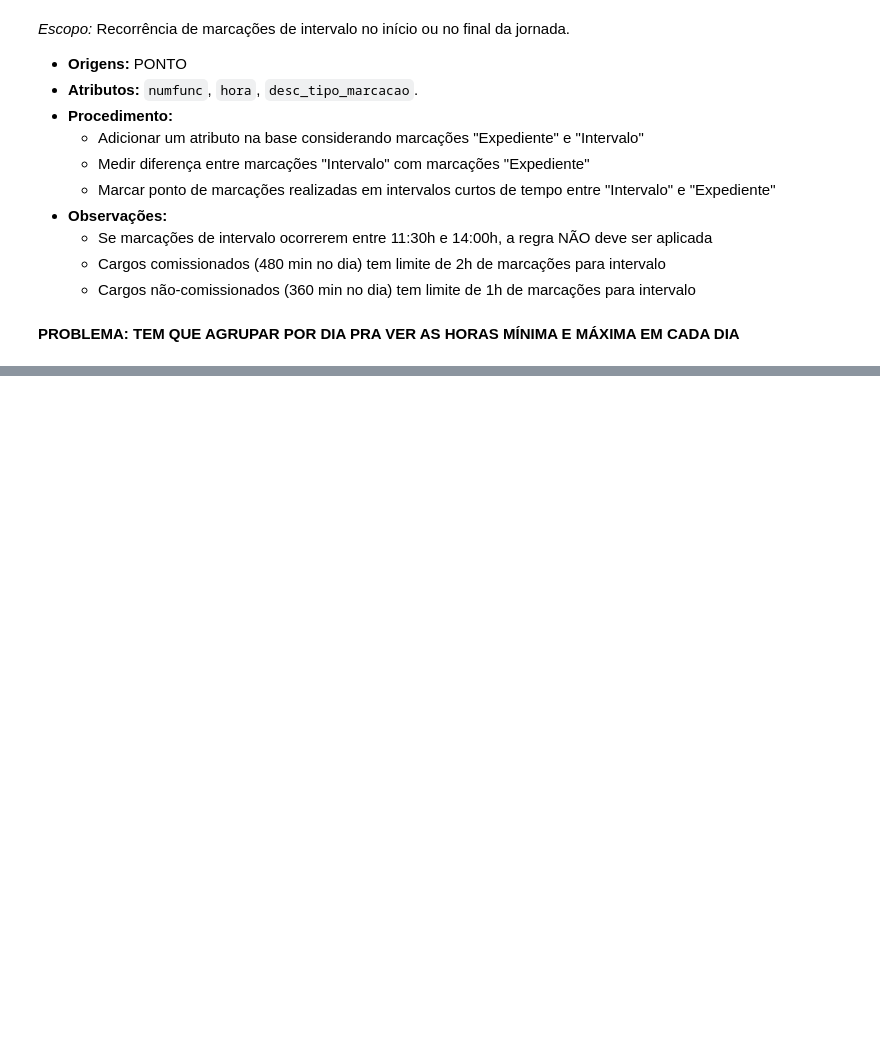
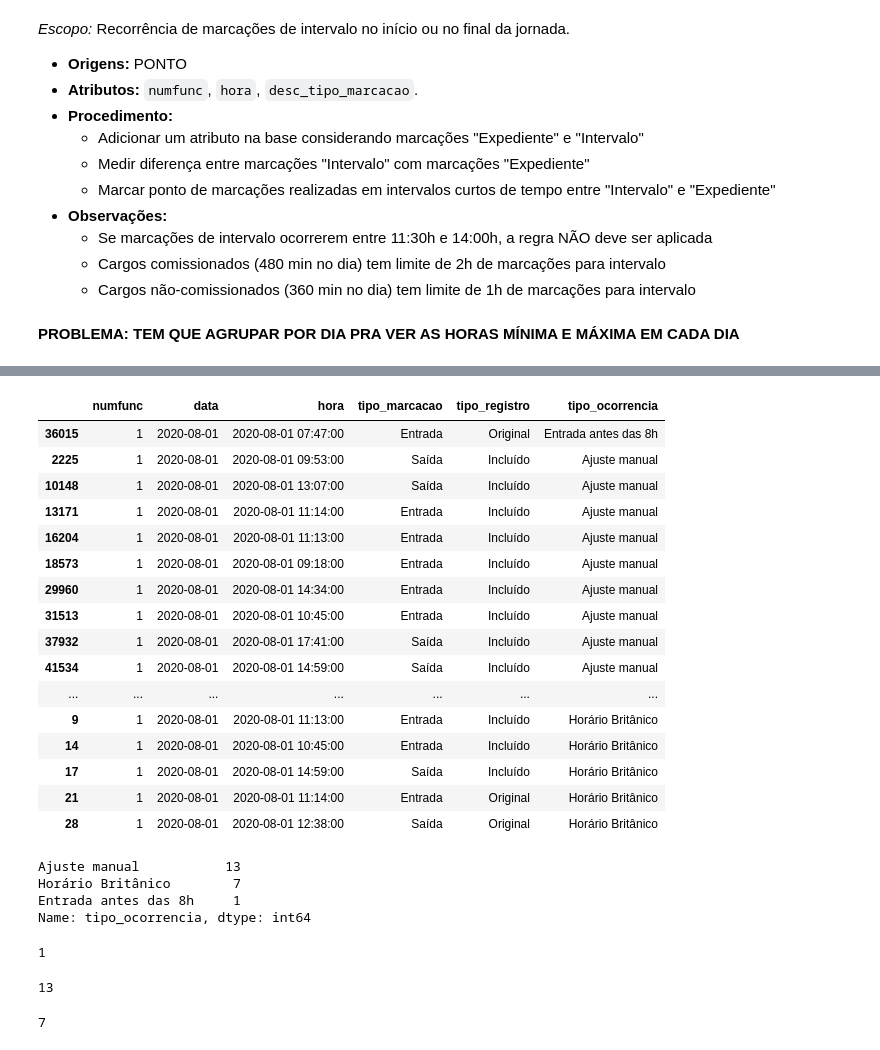
Before and after one commit to ThiagoPanini/programming_languages, a Jupyter notebook: bank-stuff/gt-trab/dev/python/testing_useful_functions.ipynb, the cells around one changed output, grey strips where cells are left out. Drawn from its saved outputs; the diff is of its cells as text; code cells hidden in the pictures; blank space fills up the shorter version.

```diff
--- a/bank-stuff/gt-trab/dev/python/testing_useful_functions.ipynb
+++ b/bank-stuff/gt-trab/dev/python/testing_useful_functions.ipynb
@@ -578,0 +559,7 @@ df_indicadores
+# %%
+ponto_group = df_ponto.groupby(by=['numfunc', 'hora', 'desc_tipo_marcacao'], as_index=False).count()
+ponto_group = ponto_group.iloc[:, :4]
+ponto_group.columns = ['numfunc', 'hora', 'desc_tipo_marcacao', 'qtd']
+ponto_group.sort_values(by='qtd', ascending=False, inplace=True)
+ponto_group = ponto_group.query('qtd > 1')
+ponto_group.head(10)
@@ -578,0 +689,7 @@ df_indicadores
+# %%
+# Executando função
+df_ponto, df_indicadores = ind_horario_britanico()
+
+# Verificando volumetrias
+print(f'Volumetria da base de marcação de ponto: {df_ponto.shape}')
+print(f'Volumetria da base de indicadores: {df_indicadores.shape}')
@@ -578,0 +709,39 @@ df_indicadores
+# %%
+df_indicadores[(df_indicadores['numfunc']==1) & (df_indicadores['data']=='2020-08-01')]
+# %% [output]
+|  | numfunc | data | hora | tipo_marcacao | tipo_registro | tipo_ocorrencia |
+| 36015 | 1 | 2020-08-01 | 2020-08-01 07:47:00 | Entrada | Original | Entrada antes das 8h |
+| 2225 | 1 | 2020-08-01 | 2020-08-01 09:53:00 | Saída | Incluído | Ajuste manual |
+| 10148 | 1 | 2020-08-01 | 2020-08-01 13:07:00 | Saída | Incluído | Ajuste manual |
+| 13171 | 1 | 2020-08-01 | 2020-08-01 11:14:00 | Entrada | Incluído | Ajuste manual |
+| 16204 | 1 | 2020-08-01 | 2020-08-01 11:13:00 | Entrada | Incluído | Ajuste manual |
+| 18573 | 1 | 2020-08-01 | 2020-08-01 09:18:00 | Entrada | Incluído | Ajuste manual |
+| 29960 | 1 | 2020-08-01 | 2020-08-01 14:34:00 | Entrada | Incluído | Ajuste manual |
+| 31513 | 1 | 2020-08-01 | 2020-08-01 10:45:00 | Entrada | Incluído | Ajuste manual |
+| 37932 | 1 | 2020-08-01 | 2020-08-01 17:41:00 | Saída | Incluído | Ajuste manual |
+| 41534 | 1 | 2020-08-01 | 2020-08-01 14:59:00 | Saída | Incluído | Ajuste manual |
+| ... | ... | ... | ... | ... | ... | ... |
+| 9 | 1 | 2020-08-01 | 2020-08-01 11:13:00 | Entrada | Incluído | Horário Britânico |
+| 14 | 1 | 2020-08-01 | 2020-08-01 10:45:00 | Entrada | Incluído | Horário Britânico |
+| 17 | 1 | 2020-08-01 | 2020-08-01 14:59:00 | Saída | Incluído | Horário Britânico |
+| 21 | 1 | 2020-08-01 | 2020-08-01 11:14:00 | Entrada | Original | Horário Britânico |
+| 28 | 1 | 2020-08-01 | 2020-08-01 12:38:00 | Saída | Original | Horário Britânico |
+# %%
+df_indicadores[(df_indicadores['numfunc']==1) & (df_indicadores['data']=='2020-08-01')]['tipo_ocorrencia'].value_counts()
+# %% [output]
+Ajuste manual           13
+Horário Britânico        7
+Entrada antes das 8h     1
+Name: tipo_ocorrencia, dtype: int64
+# %%
+df_ponto[(df_ponto['numfunc']==1) & (df_ponto['dia']=='2020-08-01')]['entrada_pre_8h'].sum()
+# %% [output]
+1
+# %%
+df_ponto[(df_ponto['numfunc']==1) & (df_ponto['dia']=='2020-08-01')]['ajuste_manual'].sum()
+# %% [output]
+13
+# %%
+df_ponto[(df_ponto['numfunc']==1) & (df_ponto['dia']=='2020-08-01')]['horario_britanico'].sum()
+# %% [output]
+7
```
Also changed, not shown: parts of 31 cells of this notebook, 1 other file.
